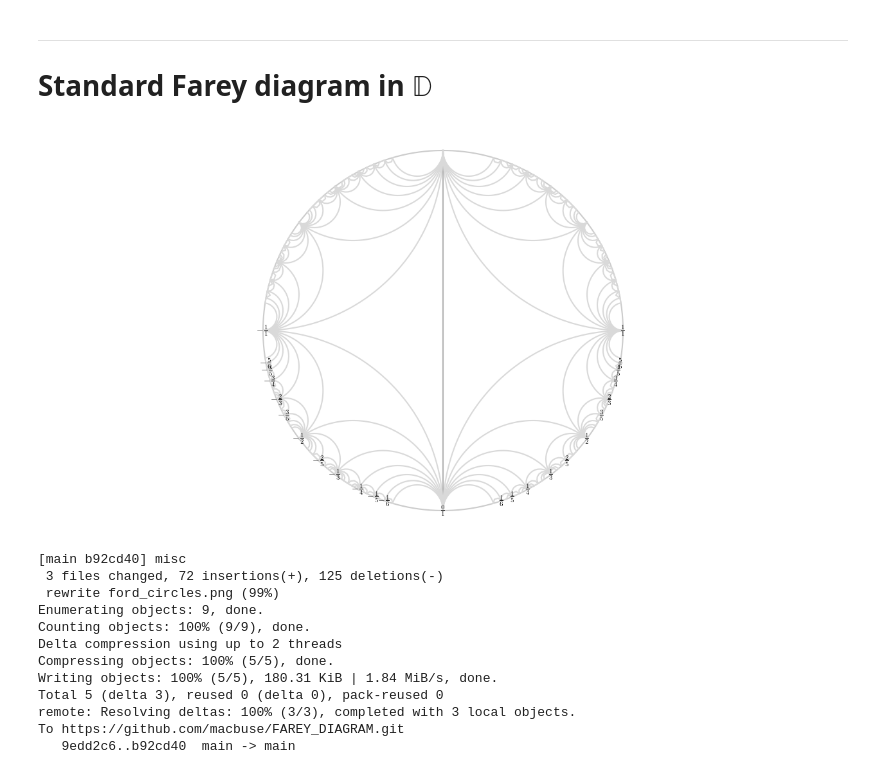
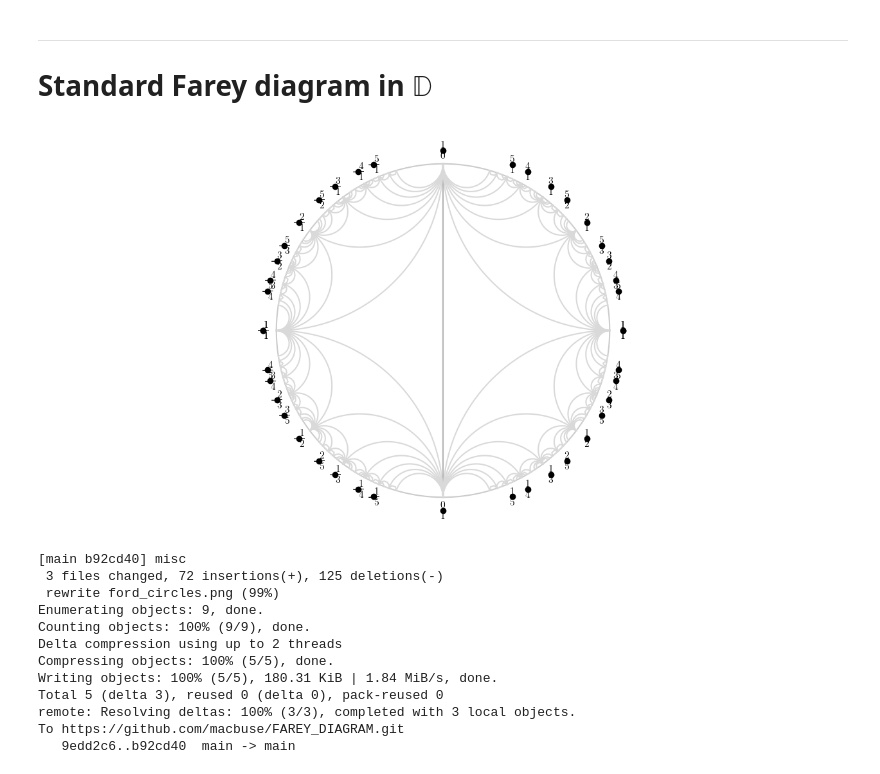
Before and after one commit to macbuse/FAREY_DIAGRAM, a Jupyter notebook: farey_diagram.ipynb, the cells around one changed output. Cells and saved outputs as stored; diff of their text form; code cells hidden in the pictures.

```diff
--- a/farey_diagram.ipynb
+++ b/farey_diagram.ipynb
@@ -138,7 +138,7 @@ for q in FF:
         )
 
         if numerator < 0:
-            label = r"$-\frac{{{}}}{{{}}}$".format(-numerator,denominator)
+            label = r"-$\frac{{{}}}{{{}}}$".format(-numerator,denominator)
             ff = -.018
         else:
             label = r"$\frac{{{}}}{{{}}}$".format(numerator,denominator)
@@ -210,43 +210,54 @@ ax.plot([0,0], [1,-1],'.7')
 
 QQ = farey(6).T
 #map fractions to the circle
-Z = cayley(QQ[0]/QQ[1])
+Z =  cayley(QQ[0]/QQ[1])
 
 while len(Z) > 2:
     for a, b in zip(Z, Z[1:]):
         delta = abs(a - b)
         # don't display small arcs
         if  delta < .01 : continue
         cc, r, theta = seg2arc(a, b)
         T = np.linspace(-theta, theta, int(100*delta))
         arc = -r*np.exp(1J*T)*(cc/abs(cc)) + cc
         ax.plot( arc.real, arc.imag,'0.85')
         arc = -arc
         ax.plot(arc.real, arc.imag,'0.85')
 
     Z = Z[::2]
 
 for q in QQ.T:
     numerator, denominator = q
     # no big denominators
-    if denominator > 6: continue
+    if denominator > 5: continue
     # fractions on the lower half of the circle first
     z = cayley(numerator/denominator)
-    cx, cy = z.real, z.imag
+    cx, cy = 1.08*z.real, 1.08*z.imag
     if numerator >= 0:
-        label = r"$\frac{{{}}}{{{}}}$".format(numerator,denominator)
+        label_l = r"$\frac{{{}}}{{{}}}$".format(numerator,denominator)
+        label_u = r"$\frac{{{}}}{{{}}}$".format(denominator,numerator)
     else:
-        label = r"$-\frac{{{}}}{{{}}}$".format(-numerator,denominator)
-    ax.annotate(label,
+        label_l = r"-$\frac{{{}}}{{{}}}$".format(-numerator,denominator)
+        label_u = r"-$\frac{{{}}}{{{}}}$".format(denominator,-numerator)
+    ax.annotate(label_l,
                 xy=(cx, cy),
                 xytext=(0,0),
                 textcoords='offset points', ha='center', va='center',
+                fontsize=16
                 )
+    ax.annotate(label_u,
+                xy=(cx, -cy),
+                xytext=(0,0),
+                textcoords='offset points', ha='center', va='center',
+                fontsize=16
+                )
+    plt.plot([cx],[cy],'ok')
+    plt.plot([cx],[-cy],'ok')
 
 plt.savefig('farey_diagram.png')
 plt.savefig('farey_diagram.svg')
 # %% [output]
-[figure, old version]
+[figure, new version]
 # %%
 ! ./.g
 # %% [output]
```
Also changed, not shown: 4 other files.
